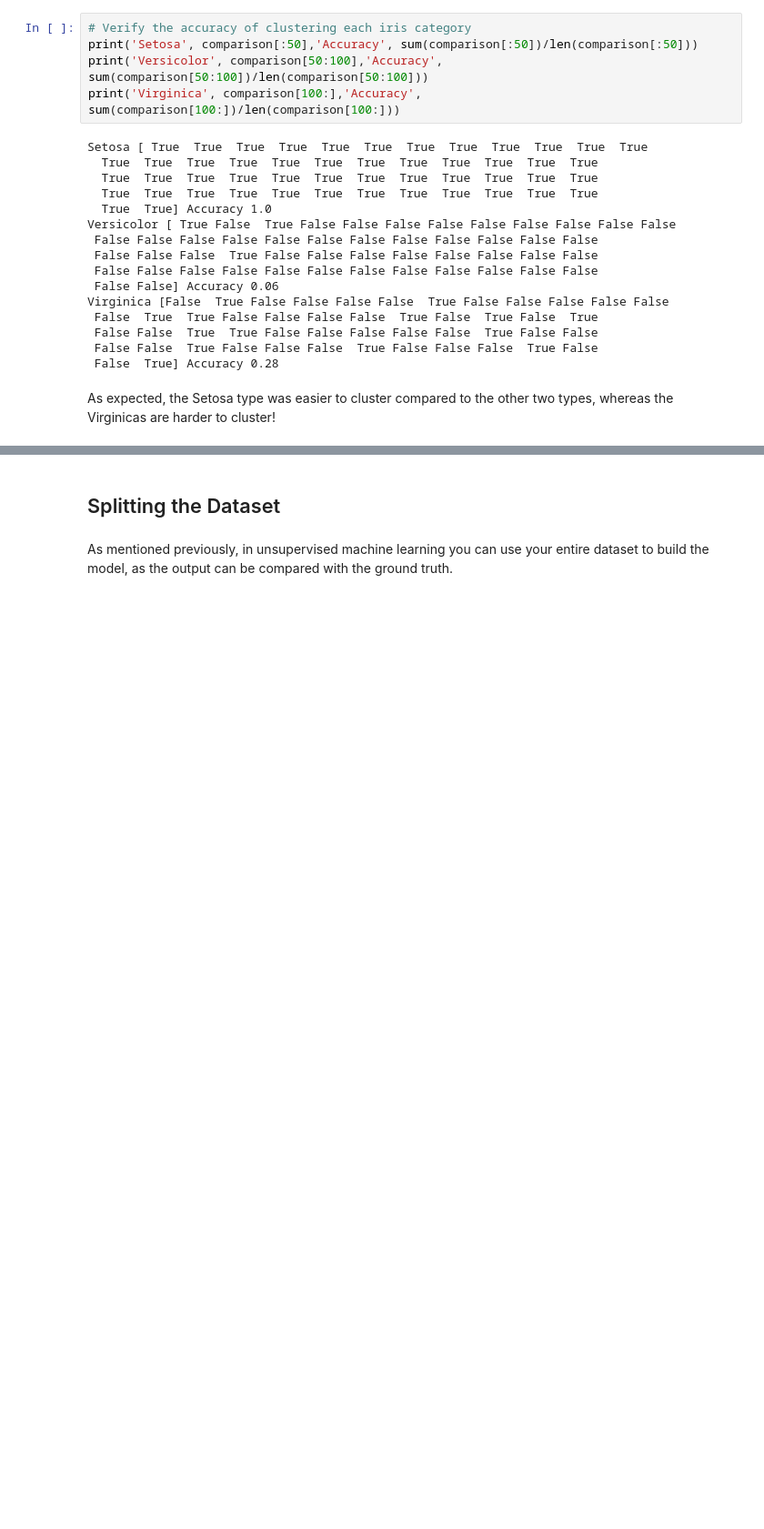
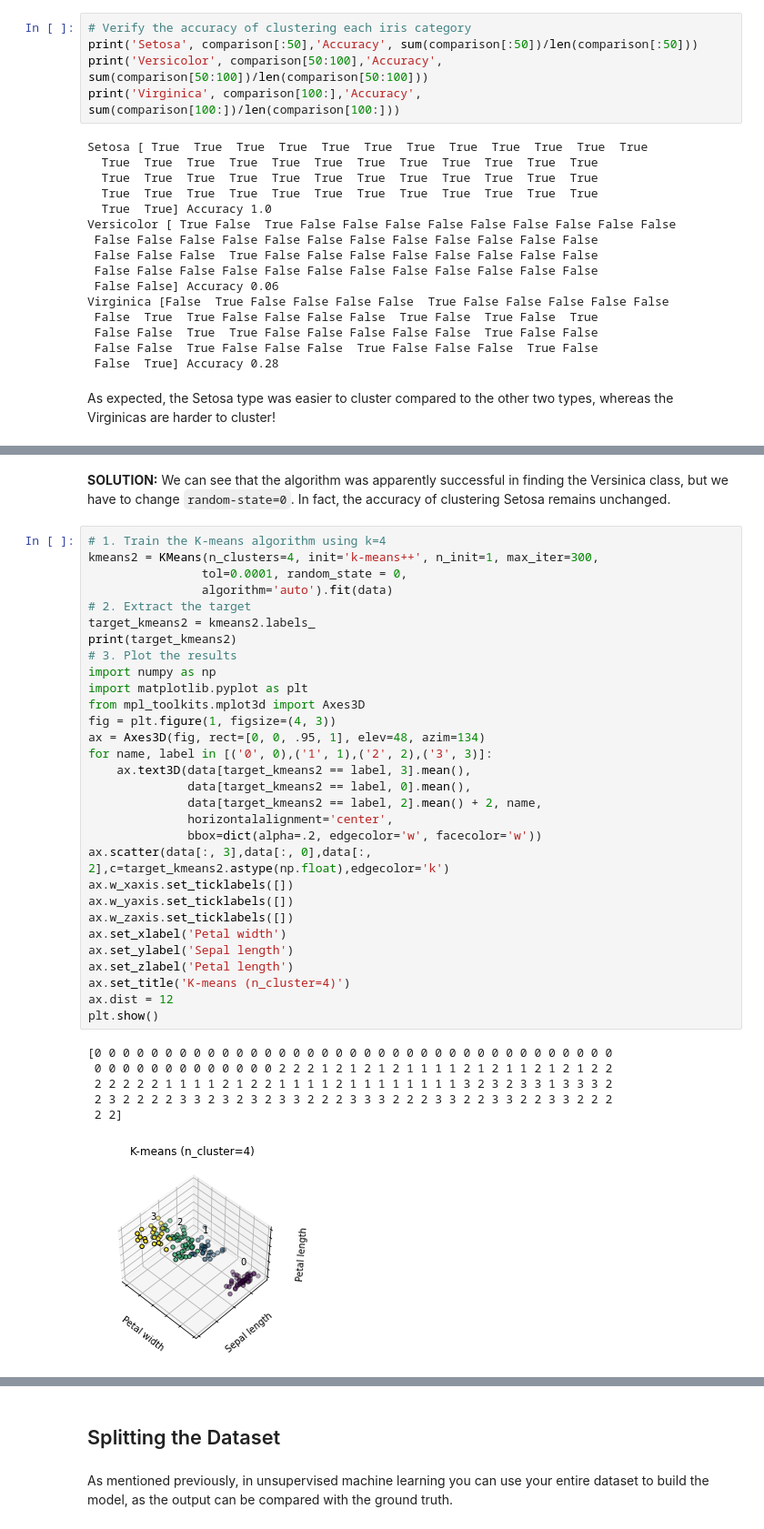
Before and after one commit to carlosfmorenog/CMM536, a Jupyter notebook: CMM536_Topic_4/CMM536_T4_Lab_Solved.ipynb, the cells around one changed output, grey strips where cells are left out. Shown: that part at 91% size. Saved outputs shown, nothing was run; the diff lists cells and outputs as text; blank space fills up the shorter version.

```diff
--- a/CMM536_Topic_4/CMM536_T4_Lab_Solved.ipynb
+++ b/CMM536_Topic_4/CMM536_T4_Lab_Solved.ipynb
@@ -303,0 +322,39 @@ As expected, the Setosa type was easier to cluster compared to the other two typ
+# %% [markdown]
+**SOLUTION:** We can see that the algorithm was apparently successful in finding the Versinica class, but we have to change `random-state=0`. In fact, the accuracy of clustering Setosa remains unchanged.
+# %%
+# 1. Train the K-means algorithm using k=4
+kmeans2 = KMeans(n_clusters=4, init='k-means++', n_init=1, max_iter=300,
+                tol=0.0001, random_state = 0,
+                algorithm='auto').fit(data)
+# 2. Extract the target
+target_kmeans2 = kmeans2.labels_
+print(target_kmeans2)
+# 3. Plot the results
+import numpy as np
+import matplotlib.pyplot as plt
+from mpl_toolkits.mplot3d import Axes3D
+fig = plt.figure(1, figsize=(4, 3))
+ax = Axes3D(fig, rect=[0, 0, .95, 1], elev=48, azim=134)
+for name, label in [('0', 0),('1', 1),('2', 2),('3', 3)]:
+    ax.text3D(data[target_kmeans2 == label, 3].mean(),
+              data[target_kmeans2 == label, 0].mean(),
+              data[target_kmeans2 == label, 2].mean() + 2, name,
+              horizontalalignment='center',
+              bbox=dict(alpha=.2, edgecolor='w', facecolor='w'))
+ax.scatter(data[:, 3],data[:, 0],data[:, 2],c=target_kmeans2.astype(np.float),edgecolor='k')
+ax.w_xaxis.set_ticklabels([])
+ax.w_yaxis.set_ticklabels([])
+ax.w_zaxis.set_ticklabels([])
+ax.set_xlabel('Petal width')
+ax.set_ylabel('Sepal length')
+ax.set_zlabel('Petal length')
+ax.set_title('K-means (n_cluster=4)')
+ax.dist = 12
+plt.show()
+# %% [output]
+[0 0 0 0 0 0 0 0 0 0 0 0 0 0 0 0 0 0 0 0 0 0 0 0 0 0 0 0 0 0 0 0 0 0 0 0 0
+ 0 0 0 0 0 0 0 0 0 0 0 0 0 2 2 2 1 2 1 2 1 2 1 1 1 1 2 1 2 1 1 2 1 2 1 2 2
+ 2 2 2 2 2 1 1 1 1 2 1 2 2 1 1 1 1 2 1 1 1 1 1 1 1 1 3 2 3 2 3 3 1 3 3 3 2
+ 2 3 2 2 2 2 3 3 2 3 2 3 2 3 3 2 2 2 3 3 3 2 2 2 3 3 2 2 3 3 2 2 3 3 2 2 2
+ 2 2]
+[figure, added]
```
Also changed, not shown: parts of 17 cells of this notebook.
